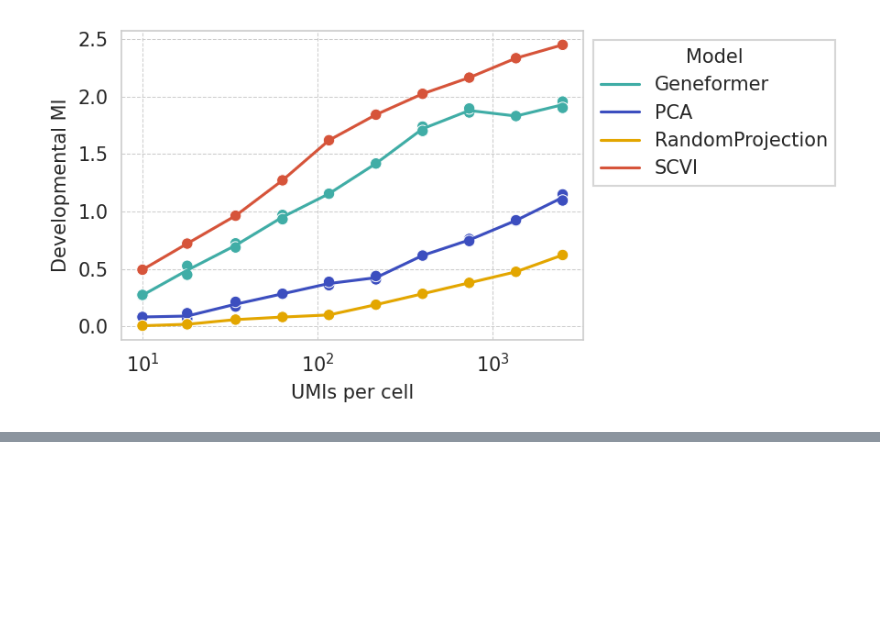
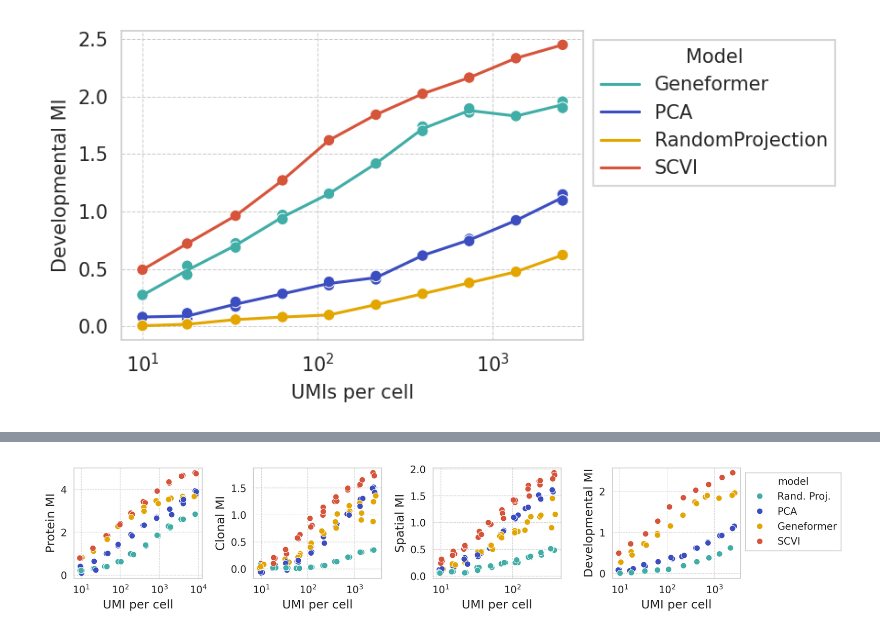
Before and after one commit to igor-sadalski/Scaling-up-measurement-noise-scaling-laws, a Jupyter notebook: analysis/fig_raw_data.ipynb, the cells around one changed output, grey strips where cells are left out. Drawn from its saved outputs; the diff is of its cells as text; code cells hidden in the pictures; blank space fills up the shorter version.

```diff
--- a/analysis/fig_raw_data.ipynb
+++ b/analysis/fig_raw_data.ipynb
@@ -76,0 +134,81 @@ The `ci` parameter is deprecated. Use `errorbar=None` for the same effect.
+# %%
+df = pd.read_csv('https://raw.githubusercontent.com/igor-sadalski/Scaling-up-measurement-noise-scaling-laws/main/collect_mi_results.csv')
+df.replace('celltype.l3', 'Cell type MI', inplace=True)
+df.replace('protein_counts', 'Protein MI', inplace=True)
+df.replace('clone', 'Clonal MI', inplace=True)
+df.replace('author_day', 'Developmental MI', inplace=True)
+df.replace('ng_idx', 'Spatial MI', inplace=True)
+df.replace('RandomProjection', 'Rand. Proj.', inplace=True)
+df.head()
+
+hue_order = ['Rand. Proj.', 'PCA', 'Geneformer', 'SCVI']
+
+fig, axes = plt.subplots(
+    1, 4,
+    figsize=(12, 2),
+    gridspec_kw={'hspace': 0.3, 'wspace': 0.4},
+    dpi=300
+)
+
+signals = df['signal'].unique().tolist()
+
+# plot each signal on its own ax
+for ax, sig, color in zip(axes.flat, signals[1:], pretty_palette):
+    sub = df[df['signal'] == sig]
+    # pick largest dataset
+    max_sub = sub[sub['size'] == sub['size'].max()]
+    # add jitter (log scale)
+    max_sub = max_sub.sort_values(by='umis_per_cell')
+    max_sub['umis_per_cell'] = max_sub['umis_per_cell'] * np.exp(
+        np.random.normal(0, 0.05, size=len(max_sub))
+    )
+
+    # scatter raw values
+    sns.scatterplot(
+        data=max_sub,
+        x='umis_per_cell', y='mi_value',
+        hue='algorithm', palette=pretty_palette,
+        hue_order=hue_order,
+        ax=ax,
+        legend=ax==axes.flat[-1]
+    )
+
+    # # fit & plot model curves + conf bands
+    # for i, alg in enumerate(hue_order):
+    #     dat = max_sub[max_sub['algorithm'] == alg]
+    #     x = dat['umis_per_cell']
+    #     y = dat['mi_value']
+
+    #     m = Model(info_scaling)
+    #     params = m.make_params(A=1e-1, B=1e-2)
+    #     params['A'].min = params['B'].min = 0
+
+    #     if len(y) < 9:
+    #         continue
+    #     res = m.fit(y, params, x=x)
+
+    #     # smooth fit line
+    #     x_fit = np.linspace(x.min()/5, x.max()*5, 10_000)
+    #     y_fit = m.eval(params=res.params, x=x_fit)
+
+    #     # 95% conf band
+    #     y_err = res.eval_uncertainty(params=res.params, x=x_fit, sigma=2)
+    #     ax.fill_between(x_fit, y_fit + y_err, y_fit - y_err,
+    #                     color=pretty_palette[i], alpha=0.2)
+    #     ax.plot(x_fit, y_fit, color=pretty_palette[i], linestyle='--')
+
+    # ax.set_xscale('log')
+    ax.set_ylabel(sig, fontsize=12)
+    ax.set_xlabel('UMI per cell', fontsize=12)
+
+    # x ticks rotated
+    # ax.tick_params(axis='x', rotation=90)
+    ax.set_xscale('log')
+
+# move legend to last subplot
+sns.move_legend(
+    axes.flat[-1], 'upper left',
+    bbox_to_anchor=(1, 1), title='model'
+)
+# %% [output]
+[figure, added]
```
Also changed, not shown: parts of 4 cells of this notebook, 1 other file.
